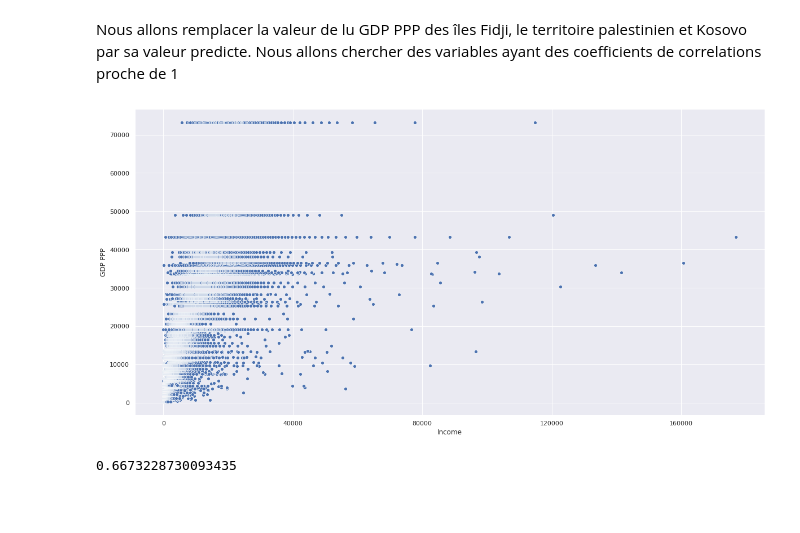
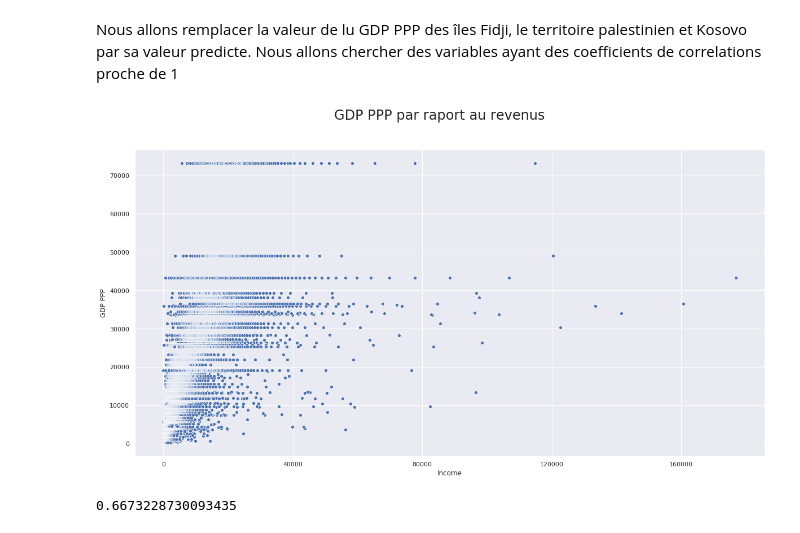
Before and after one commit to FranckDELRUE/FranckDELRUE-OCR-Project-7-DAn-Python, a Jupyter notebook: P7_01_Notebook.ipynb, the cells around one changed output. Cells and saved outputs as stored; diff of their text form; code cells hidden in the pictures; blank space fills up the shorter version.

```diff
--- a/P7_01_Notebook.ipynb
+++ b/P7_01_Notebook.ipynb
@@ -158,12 +161,13 @@ df_temp = df[~(df['country'].isin(['XKX', 'FJI', 'PSE']))]
 # %%
 sns.set()
 
 fig, axes = plt.subplots(figsize = (20, 10))
+fig.suptitle("GDP PPP par raport au revenus", fontsize= _FONTSIZETITLE_)
 ax = sns.scatterplot(x="income", y="gdpppp", data=df_temp)
 ax.set(xlabel='Income', ylabel='GDP PPP')
 ax.xaxis.set_major_locator(plt.MaxNLocator(5))
 # %% [output]
-[figure, old version]
+[figure, new version]
 # %%
 df_temp['gdpppp'].corr(df_temp['income'], method='pearson')
 # %% [output]
```
Also changed, not shown: parts of 103 cells of this notebook, 1 other file.
